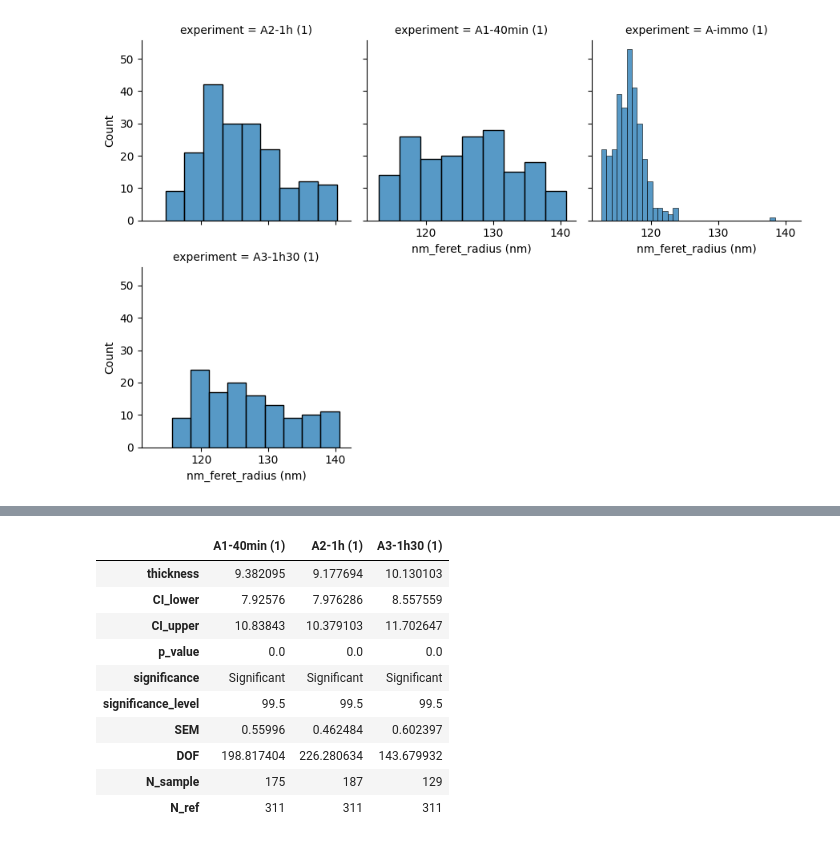
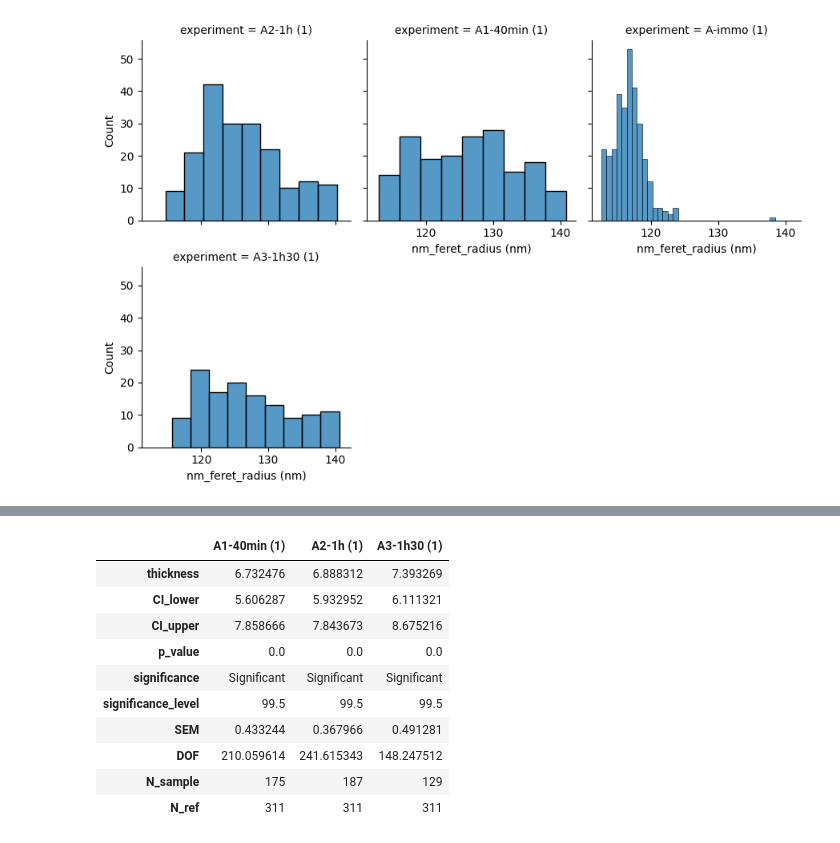
Before and after one commit to biolographer/NanoparticlesSAM, a Jupyter notebook: particle_analysis.ipynb, the cells around one changed output, grey strips where cells are left out. Cells and saved outputs as stored; diff of their text form; code cells hidden in the pictures.

```diff
--- a/particle_analysis.ipynb
+++ b/particle_analysis.ipynb
@@ -120,11 +120,10 @@ plt.savefig(f'{foldername}/histogram-grid')
 # %% [output]
 <Figure size 1000x1000 with 0 Axes>
 [figure]
+# %%
+df_filtered['avg'] = (df_filtered.hough_radius + df_filtered.nm_feret_radius)/2
 # %%
-filter_quantity =  'hough_radius'
-filter_quantity = 'nm_feret_radius'
-
-experiment_df = df_filtered.reset_index().pivot(columns='experiment', values=filter_quantity)
+experiment_df = df_filtered.reset_index().pivot(columns='experiment', values=['hough_radius', 'nm_feret_radius', 'avg'])
 experiment_df = experiment_df.apply(lambda x: pd.Series(x.dropna().values))
 #experiment_df = remove_outliers_df(experiment_df)
 experiment_df.head()
@@ -151,18 +152,23 @@ experiment_df.describe()
 # %%
-analysis_df = analyze_samples(experiment_df, 'A-immo (1)', alpha=0.01)
+method =  'hough_radius'
+method = 'nm_feret_radius'
+method = 'avg'
+
+
+analysis_df = analyze_samples(experiment_df[method], 'A-immo (1)', alpha=0.01)
 analysis_df.to_csv(f'{foldername}/shield-analysis.csv')
 analysis_df.to_excel(f'{foldername}/shield-analysis.xlsx')
 analysis_df
 # %% [output]
 |  | A1-40min (1) | A2-1h (1) | A3-1h30 (1) |
-| thickness | 9.382095 | 9.177694 | 10.130103 |
-| CI_lower | 7.92576 | 7.976286 | 8.557559 |
-| CI_upper | 10.83843 | 10.379103 | 11.702647 |
+| thickness | 6.732476 | 6.888312 | 7.393269 |
+| CI_lower | 5.606287 | 5.932952 | 6.111321 |
+| CI_upper | 7.858666 | 7.843673 | 8.675216 |
 | p_value | 0.0 | 0.0 | 0.0 |
 | significance | Significant | Significant | Significant |
 | significance_level | 99.5 | 99.5 | 99.5 |
-| SEM | 0.55996 | 0.462484 | 0.602397 |
-| DOF | 198.817404 | 226.280634 | 143.679932 |
+| SEM | 0.433244 | 0.367966 | 0.491281 |
+| DOF | 210.059614 | 241.615343 | 148.247512 |
 | N_sample | 175 | 187 | 129 |
 | N_ref | 311 | 311 | 311 |
 # %%
```
Also changed, not shown: parts of 3 cells of this notebook.
